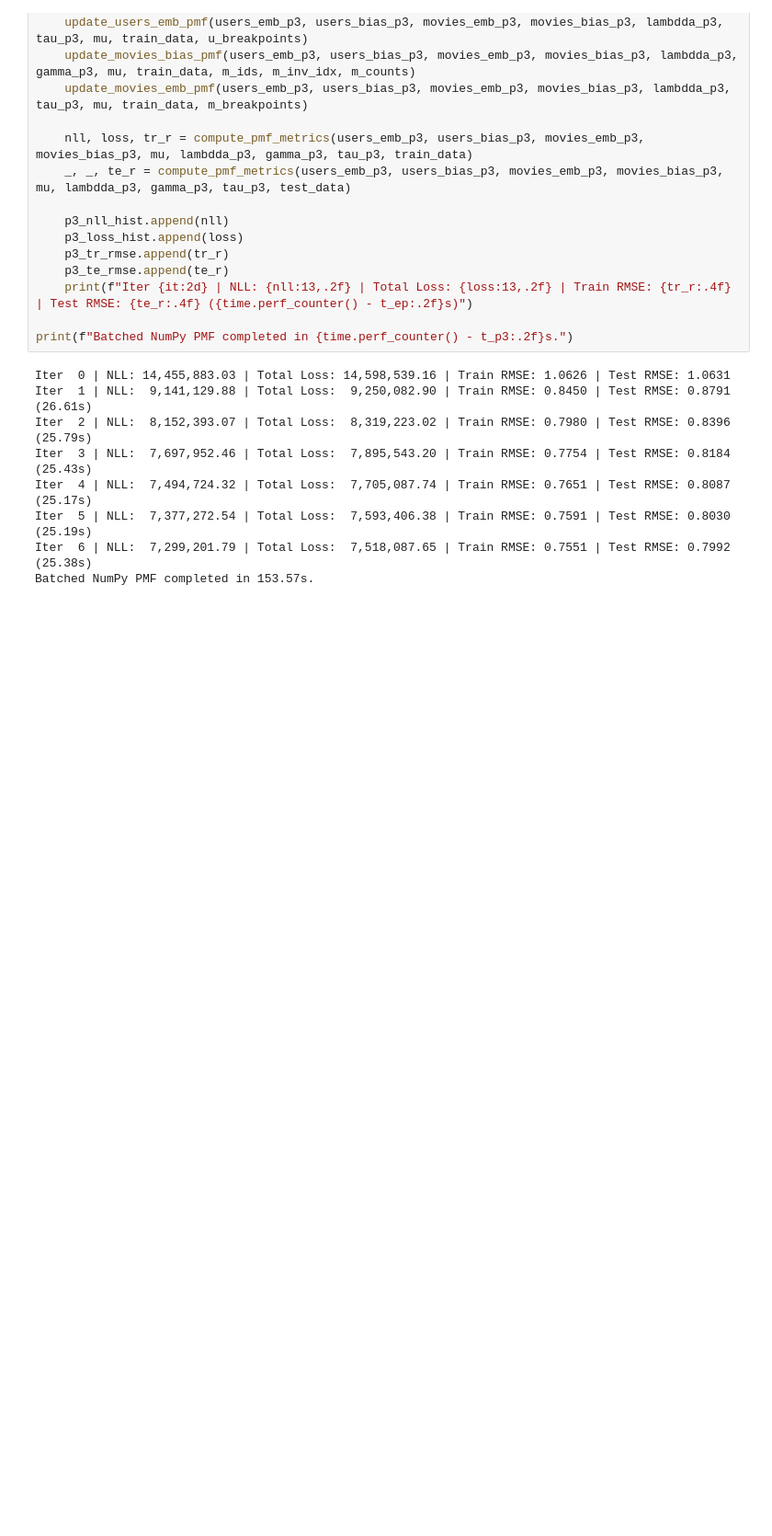
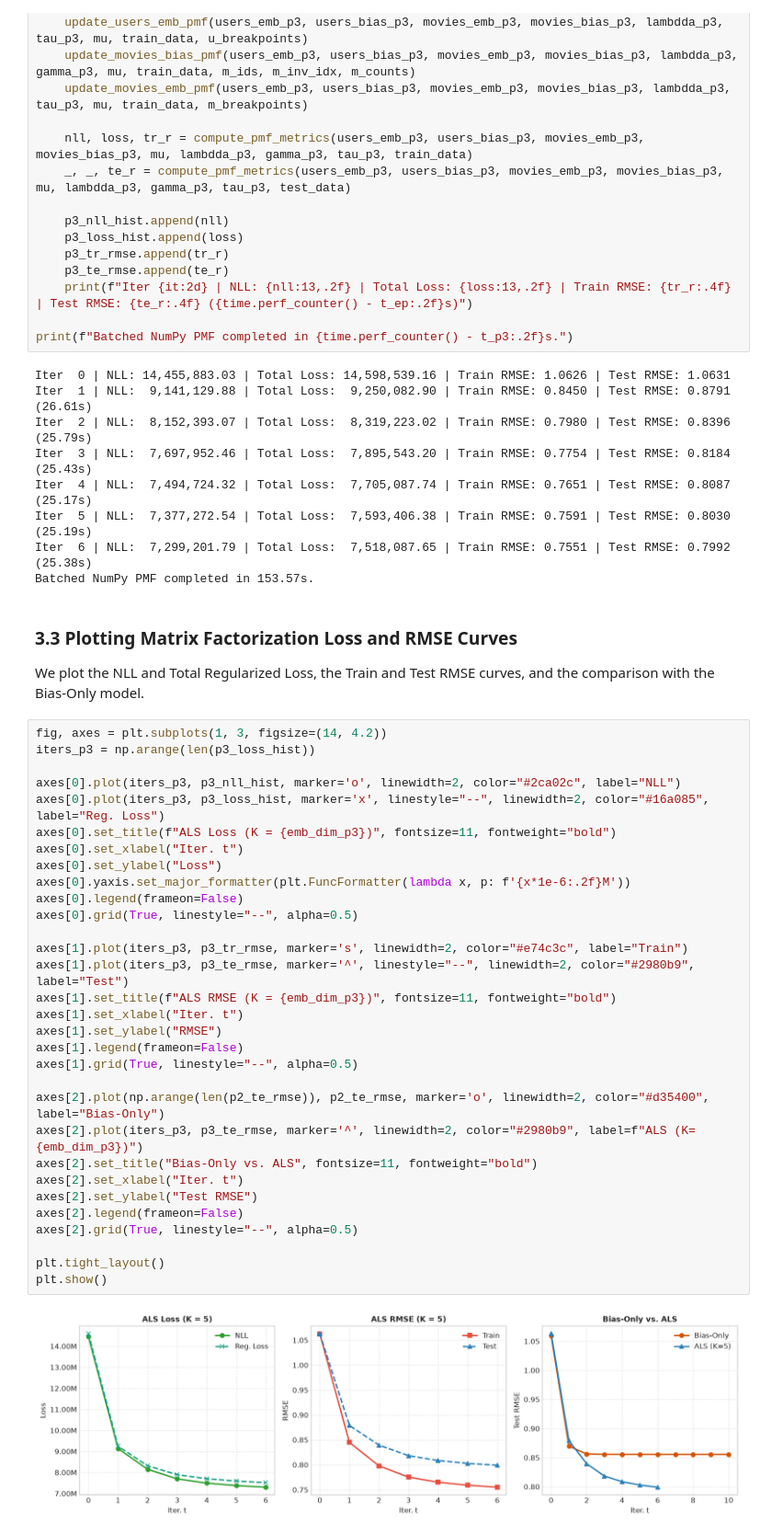
Before and after one commit to joelinator/movielens-32m-recommender, a Jupyter notebook: MovieLens_Practicals.ipynb, the cells around one changed output. Shown at 92% size. Saved outputs shown, nothing was run; the diff lists cells and outputs as text; blank space fills up the shorter version.

Commit message:
Add PMF training curves and (tau, gamma) hyperparameter grid search

```diff
--- a/MovieLens_Practicals.ipynb
+++ b/MovieLens_Practicals.ipynb
@@ -613,3 +613,39 @@ Iter  4 | NLL:  7,494,724.32 | Total Loss:  7,705,087.74 | Train RMSE: 0.7651 |
 Iter  5 | NLL:  7,377,272.54 | Total Loss:  7,593,406.38 | Train RMSE: 0.7591 | Test RMSE: 0.8030 (25.19s)
 Iter  6 | NLL:  7,299,201.79 | Total Loss:  7,518,087.65 | Train RMSE: 0.7551 | Test RMSE: 0.7992 (25.38s)
 Batched NumPy PMF completed in 153.57s.
+# %% [markdown]
+### 3.3 Plotting Matrix Factorization Loss and RMSE Curves
+We plot the NLL and Total Regularized Loss, the Train and Test RMSE curves, and the comparison with the Bias-Only model.
+# %%
+fig, axes = plt.subplots(1, 3, figsize=(14, 4.2))
+iters_p3 = np.arange(len(p3_loss_hist))
+
+axes[0].plot(iters_p3, p3_nll_hist, marker='o', linewidth=2, color="#2ca02c", label="NLL")
+axes[0].plot(iters_p3, p3_loss_hist, marker='x', linestyle="--", linewidth=2, color="#16a085", label="Reg. Loss")
+axes[0].set_title(f"ALS Loss (K = {emb_dim_p3})", fontsize=11, fontweight="bold")
+axes[0].set_xlabel("Iter. t")
+axes[0].set_ylabel("Loss")
+axes[0].yaxis.set_major_formatter(plt.FuncFormatter(lambda x, p: f'{x*1e-6:.2f}M'))
+axes[0].legend(frameon=False)
+axes[0].grid(True, linestyle="--", alpha=0.5)
+
+axes[1].plot(iters_p3, p3_tr_rmse, marker='s', linewidth=2, color="#e74c3c", label="Train")
+axes[1].plot(iters_p3, p3_te_rmse, marker='^', linestyle="--", linewidth=2, color="#2980b9", label="Test")
+axes[1].set_title(f"ALS RMSE (K = {emb_dim_p3})", fontsize=11, fontweight="bold")
+axes[1].set_xlabel("Iter. t")
+axes[1].set_ylabel("RMSE")
+axes[1].legend(frameon=False)
+axes[1].grid(True, linestyle="--", alpha=0.5)
+
+axes[2].plot(np.arange(len(p2_te_rmse)), p2_te_rmse, marker='o', linewidth=2, color="#d35400", label="Bias-Only")
+axes[2].plot(iters_p3, p3_te_rmse, marker='^', linewidth=2, color="#2980b9", label=f"ALS (K={emb_dim_p3})")
+axes[2].set_title("Bias-Only vs. ALS", fontsize=11, fontweight="bold")
+axes[2].set_xlabel("Iter. t")
+axes[2].set_ylabel("Test RMSE")
+axes[2].legend(frameon=False)
+axes[2].grid(True, linestyle="--", alpha=0.5)
+
+plt.tight_layout()
+plt.show()
+# %% [output]
+[figure, added]
```
Also changed, not shown: 3 other files.
